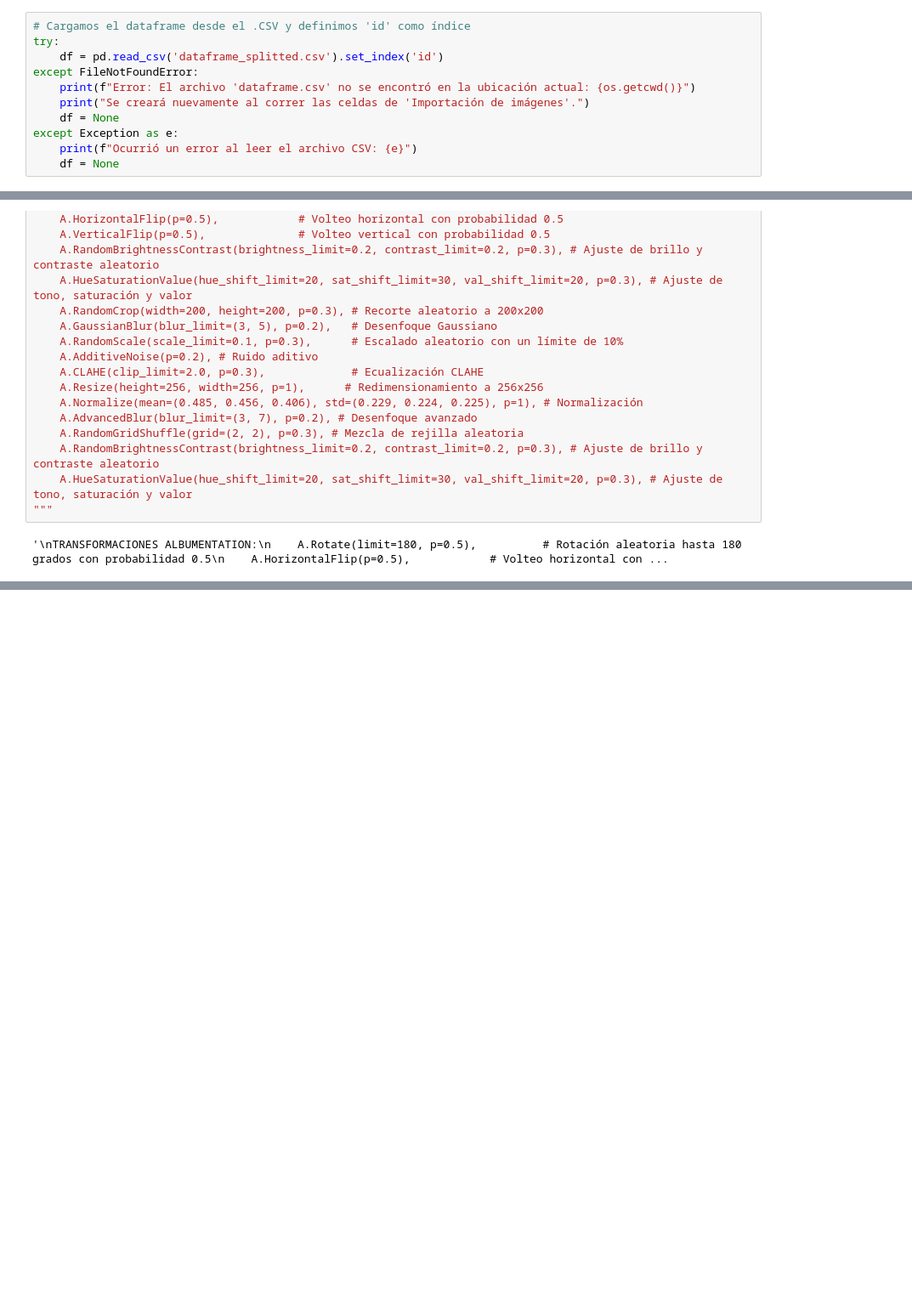
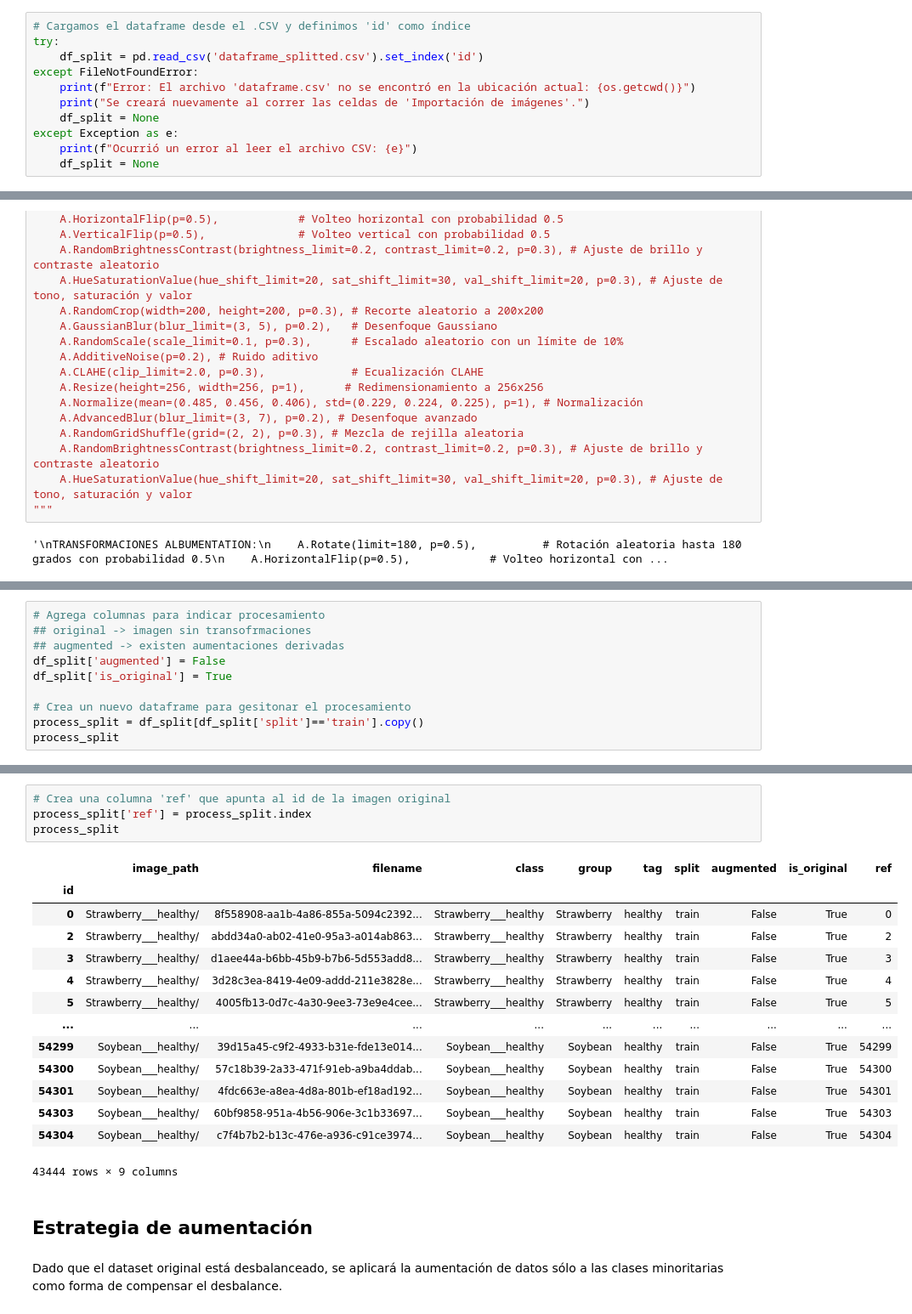
Before and after one commit to MLsound/CV2-PlantVillage, a Jupyter notebook: DataAugmentation.ipynb, the cells around one changed output, grey strips where cells are left out. Shown at 85% size. Drawn from its saved outputs; the diff is of its cells as text; blank space fills up the shorter version.

```diff
--- a/DataAugmentation.ipynb
+++ b/DataAugmentation.ipynb
@@ -14,11 +78,11 @@ from PIL import Image
 # %%
 # Cargamos el dataframe desde el .CSV y definimos 'id' como índice
 try:
-    df = pd.read_csv('dataframe_splitted.csv').set_index('id')
+    df_split = pd.read_csv('dataframe_splitted.csv').set_index('id')
 except FileNotFoundError:
     print(f"Error: El archivo 'dataframe.csv' no se encontró en la ubicación actual: {os.getcwd()}")
     print("Se creará nuevamente al correr las celdas de 'Importación de imágenes'.")
-    df = None
+    df_split = None
 except Exception as e:
     print(f"Ocurrió un error al leer el archivo CSV: {e}")
-    df = None
+    df_split = None
@@ -179,0 +379,10 @@ Muestra #5 (Índice: 12731):
+# %%
+# Agrega columnas para indicar procesamiento
+## original -> imagen sin transofrmaciones
+## augmented -> existen aumentaciones derivadas
+df_split['augmented'] = False
+df_split['is_original'] = True
+
+# Crea un nuevo dataframe para gesitonar el procesamiento
+process_split = df_split[df_split['split']=='train'].copy()
+process_split
@@ -179,0 +404,23 @@ Muestra #5 (Índice: 12731):
+# %%
+# Crea una columna 'ref' que apunta al id de la imagen original
+process_split['ref'] = process_split.index
+process_split
+# %% [output]
+|  | image_path | filename | class | group | tag | split | augmented | is_original | ref |
+| id |  |  |  |  |  |  |  |  |  |
+| 0 | Strawberry___healthy/ | 8f558908-aa1b-4a86-855a-5094c2392... | Strawberry___healthy | Strawberry | healthy | train | False | True | 0 |
+| 2 | Strawberry___healthy/ | abdd34a0-ab02-41e0-95a3-a014ab863... | Strawberry___healthy | Strawberry | healthy | train | False | True | 2 |
+| 3 | Strawberry___healthy/ | d1aee44a-b6bb-45b9-b7b6-5d553add8... | Strawberry___healthy | Strawberry | healthy | train | False | True | 3 |
+| 4 | Strawberry___healthy/ | 3d28c3ea-8419-4e09-addd-211e3828e... | Strawberry___healthy | Strawberry | healthy | train | False | True | 4 |
+| 5 | Strawberry___healthy/ | 4005fb13-0d7c-4a30-9ee3-73e9e4cee... | Strawberry___healthy | Strawberry | healthy | train | False | True | 5 |
+| ... | ... | ... | ... | ... | ... | ... | ... | ... | ... |
+| 54299 | Soybean___healthy/ | 39d15a45-c9f2-4933-b31e-fde13e014... | Soybean___healthy | Soybean | healthy | train | False | True | 54299 |
+| 54300 | Soybean___healthy/ | 57c18b39-2a33-471f-91eb-a9ba4ddab... | Soybean___healthy | Soybean | healthy | train | False | True | 54300 |
+| 54301 | Soybean___healthy/ | 4fdc663e-a8ea-4d8a-801b-ef18ad192... | Soybean___healthy | Soybean | healthy | train | False | True | 54301 |
+| 54303 | Soybean___healthy/ | 60bf9858-951a-4b56-906e-3c1b33697... | Soybean___healthy | Soybean | healthy | train | False | True | 54303 |
+| 54304 | Soybean___healthy/ | c7f4b7b2-b13c-476e-a936-c91ce3974... | Soybean___healthy | Soybean | healthy | train | False | True | 54304 |
+43444 rows × 9 columns
+# %% [markdown]
+## Estrategia de aumentación
+# %% [markdown]
+Dado que el dataset original está desbalanceado, se aplicará la aumentación de datos sólo a las clases minoritarias como forma de compensar el desbalance.
```
Also changed, not shown: parts of 51 cells of this notebook, 3 other files.
